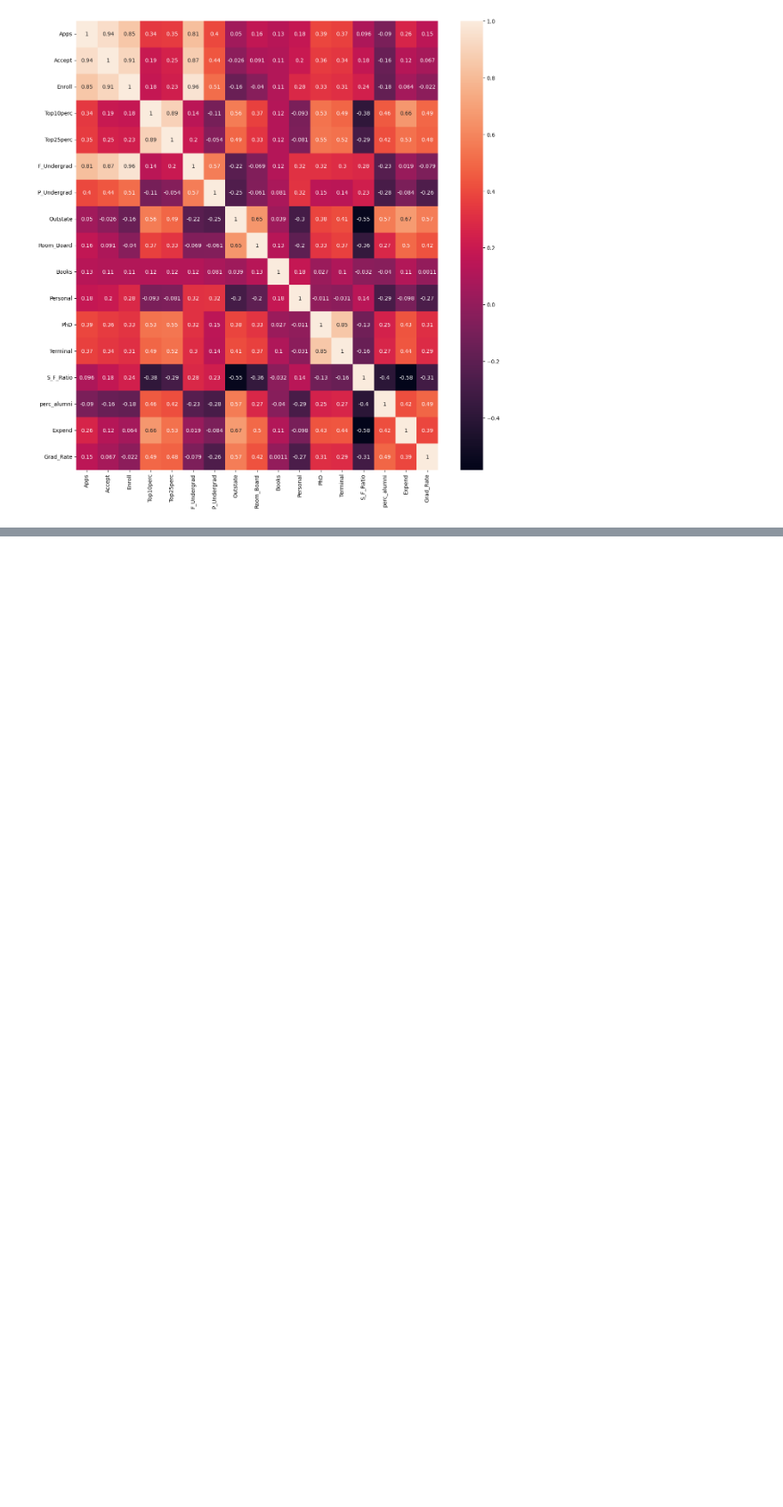
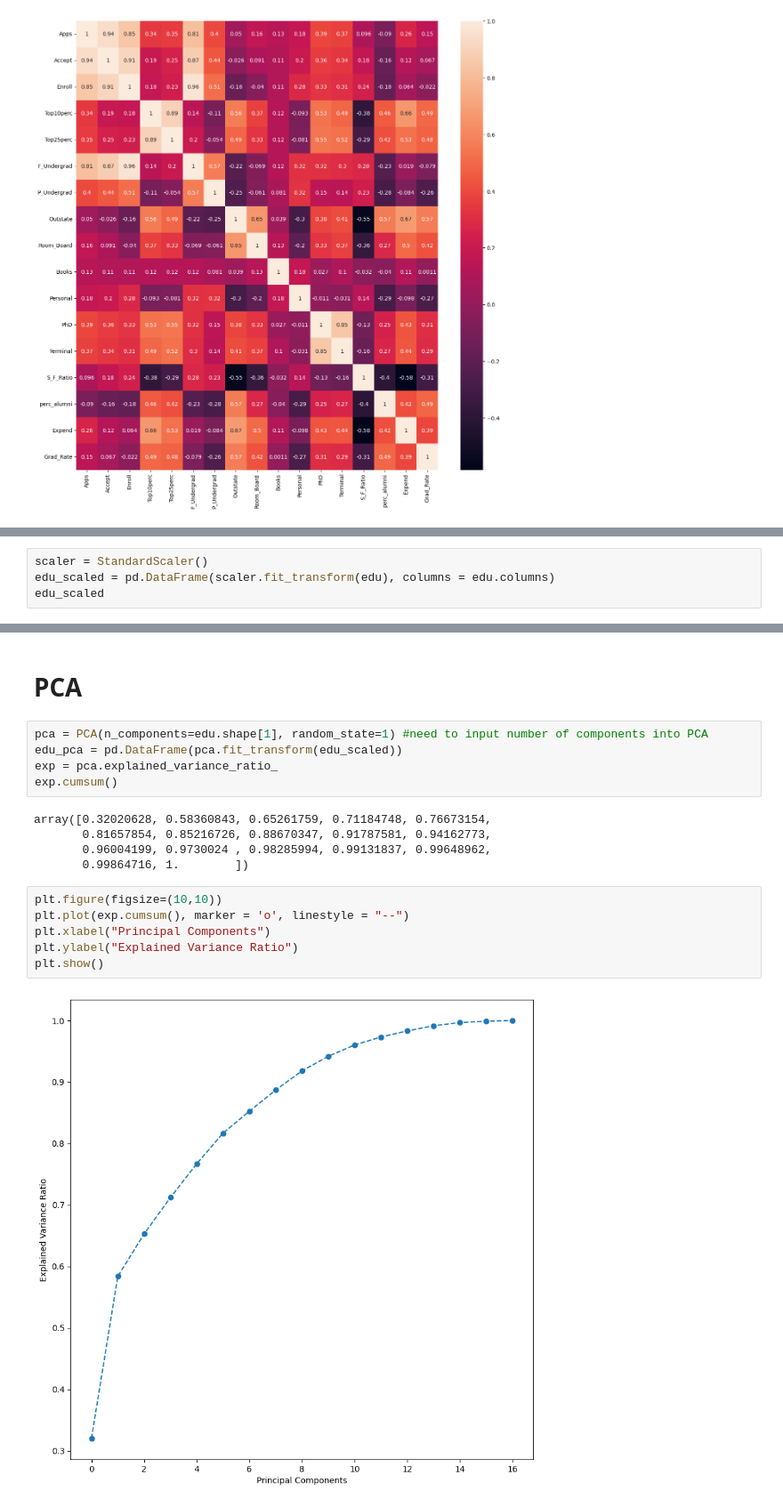
Before and after one commit to MattHuangO-O/DS_ML, a Jupyter notebook: Week 3/education_example.ipynb, the cells around one changed output, grey strips where cells are left out. Shown at 89% size. Cells and saved outputs as stored; diff of their text form; blank space fills up the shorter version.

```diff
--- a/Week 3/education_example.ipynb
+++ b/Week 3/education_example.ipynb
@@ -139,0 +143,4 @@ plt.show()
+# %%
+scaler = StandardScaler()
+edu_scaled = pd.DataFrame(scaler.fit_transform(edu), columns = edu.columns)
+edu_scaled
@@ -139,0 +161,20 @@ plt.show()
+# %% [markdown]
+# PCA
+# %%
+pca = PCA(n_components=edu.shape[1], random_state=1) #need to input number of components into PCA
+edu_pca = pd.DataFrame(pca.fit_transform(edu_scaled))
+exp = pca.explained_variance_ratio_
+exp.cumsum()
+# %% [output]
+array([0.32020628, 0.58360843, 0.65261759, 0.71184748, 0.76673154,
+       0.81657854, 0.85216726, 0.88670347, 0.91787581, 0.94162773,
+       0.96004199, 0.9730024 , 0.98285994, 0.99131837, 0.99648962,
+       0.99864716, 1.        ])
+# %%
+plt.figure(figsize=(10,10))
+plt.plot(exp.cumsum(), marker = 'o', linestyle = "--")
+plt.xlabel("Principal Components")
+plt.ylabel("Explained Variance Ratio")
+plt.show()
+# %% [output]
+[figure, added]
```
Also changed, not shown: parts of 9 cells of this notebook, 12 other files.
